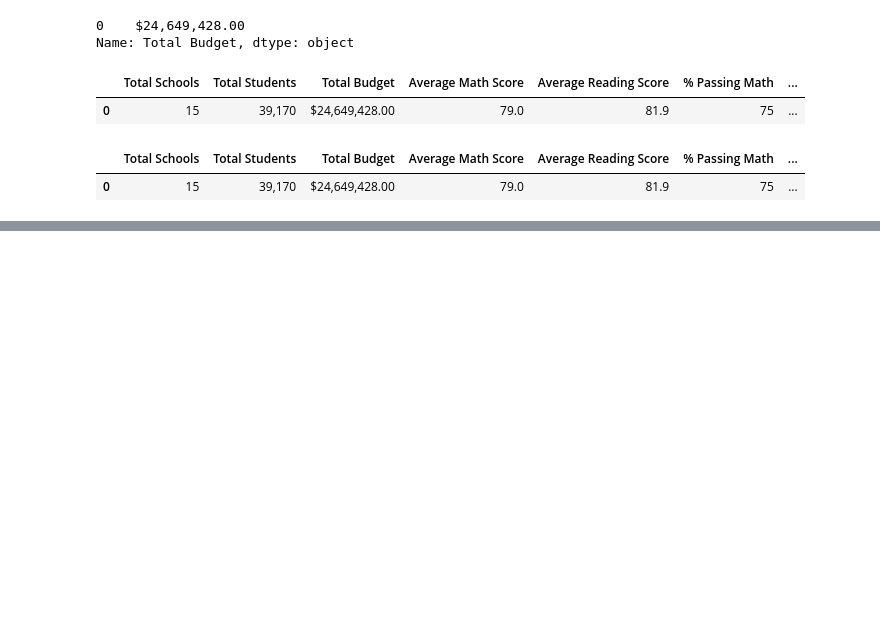
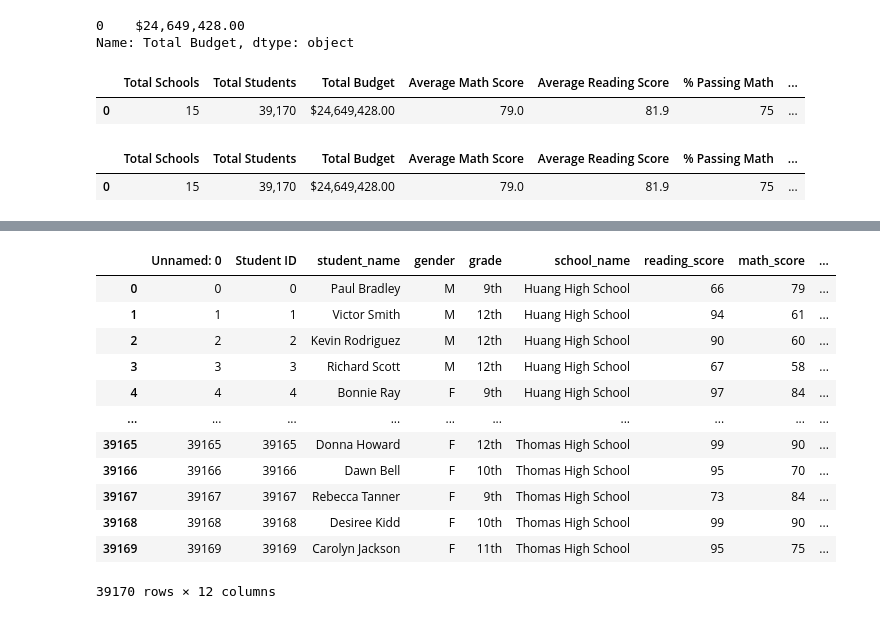
Before and after one commit to skanab/School_District_Analysis, a Jupyter notebook: PyCitySchools.ipynb, the cells around one changed output, grey strips where cells are left out. Cells and saved outputs as stored; diff of their text form; code cells hidden in the pictures; blank space fills up the shorter version.

```diff
--- a/PyCitySchools.ipynb
+++ b/PyCitySchools.ipynb
@@ -329,0 +414,16 @@ district_summary_df
+# %%
+school_data_complete_df
+# %% [output]
+|  | Unnamed: 0 | Student ID | student_name | gender | grade | school_name | reading_score | math_score | ... |
+| 0 | 0 | 0 | Paul Bradley | M | 9th | Huang High School | 66 | 79 | ... |
+| 1 | 1 | 1 | Victor Smith | M | 12th | Huang High School | 94 | 61 | ... |
+| 2 | 2 | 2 | Kevin Rodriguez | M | 12th | Huang High School | 90 | 60 | ... |
+| 3 | 3 | 3 | Richard Scott | M | 12th | Huang High School | 67 | 58 | ... |
+| 4 | 4 | 4 | Bonnie Ray | F | 9th | Huang High School | 97 | 84 | ... |
+| ... | ... | ... | ... | ... | ... | ... | ... | ... | ... |
+| 39165 | 39165 | 39165 | Donna Howard | F | 12th | Thomas High School | 99 | 90 | ... |
+| 39166 | 39166 | 39166 | Dawn Bell | F | 10th | Thomas High School | 95 | 70 | ... |
+| 39167 | 39167 | 39167 | Rebecca Tanner | F | 9th | Thomas High School | 73 | 84 | ... |
+| 39168 | 39168 | 39168 | Desiree Kidd | F | 10th | Thomas High School | 99 | 90 | ... |
+| 39169 | 39169 | 39169 | Carolyn Jackson | F | 11th | Thomas High School | 95 | 75 | ... |
+39170 rows × 12 columns
```
Also changed, not shown: parts of 32 cells of this notebook.
